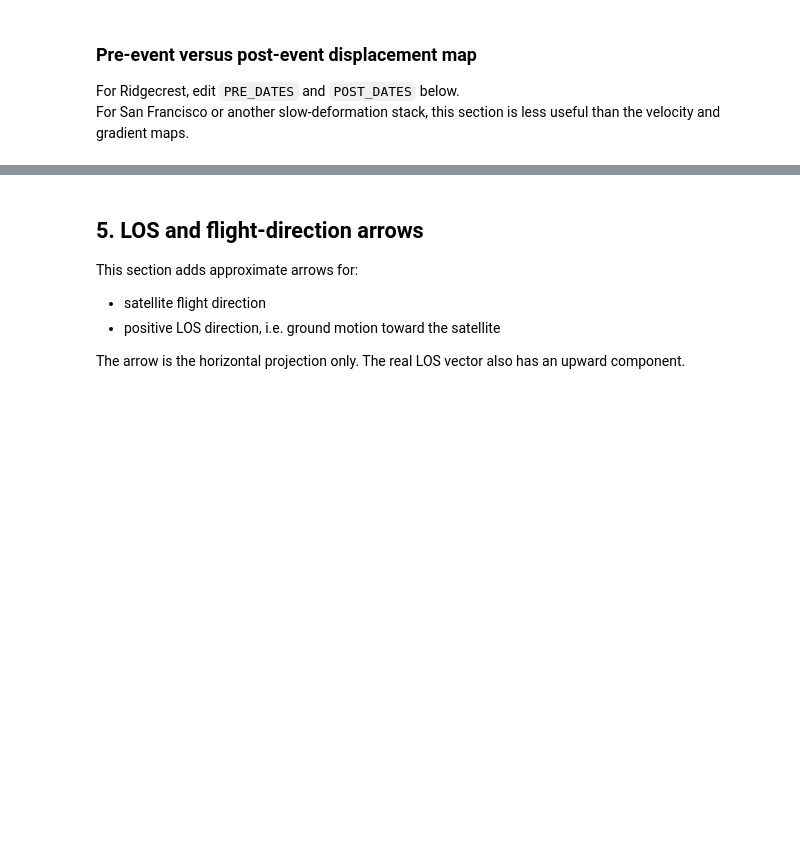
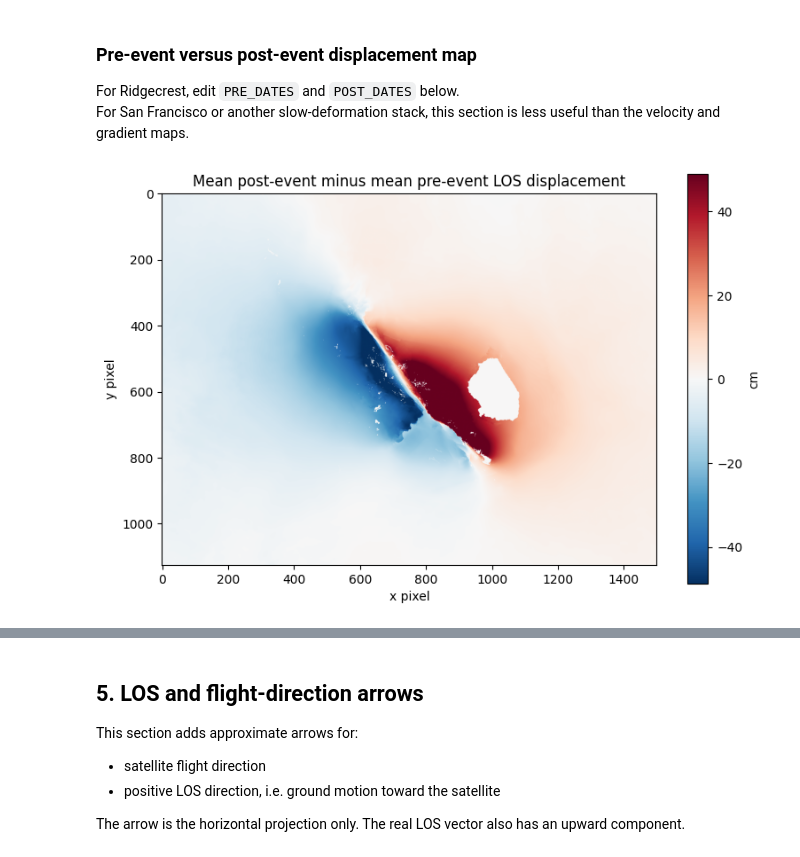
Before and after one commit to SzymonSkrzypczyk/eolabs, a Jupyter notebook: SAR_Lab_6/SAR_Lab_6.STUDENT.ipynb, the cells around one changed output, grey strips where cells are left out. Drawn from its saved outputs; the diff is of its cells as text; code cells hidden in the pictures; blank space fills up the shorter version.

```diff
--- a/SAR_Lab_6/SAR_Lab_6.STUDENT.ipynb
+++ b/SAR_Lab_6/SAR_Lab_6.STUDENT.ipynb
@@ -362,23 +385,25 @@ For San Francisco or another slow-deformation stack, this section is less useful
 # %%
 # Edit these for your dataset.
 # Ridgecrest example:
-PRE_DATES = ["20190610", "20190622", "20190704"]
-POST_DATES = ["20190716", "20190728", "20190809", "20190815"]
+PRE_DATES = ["20190608", "20190622", "20190704"]
+POST_DATES = ["20190716", "20190728", "20190809", "20190815", "20190915"]
 
 available = set(dates)
 pre_idx = [dates.index(d) for d in PRE_DATES if d in available]
 post_idx = [dates.index(d) for d in POST_DATES if d in available]
 
 if pre_idx and post_idx:
     pre_mean = np.nanmean(ts_cm[pre_idx], axis=0)
     post_mean = np.nanmean(ts_cm[post_idx], axis=0)
     step_cm = post_mean - pre_mean
 
     plot_map(step_cm, title="Mean post-event minus mean pre-event LOS displacement", label="cm", vlim=None)
 else:
     print("The selected pre/post dates are not available in this dataset.")
     print("Available dates:")
     print_dates(dates)
+# %% [output]
+[figure, added]
 # %% [markdown]
 ### Questions
 
```
Also changed, not shown: parts of 5 cells of this notebook.
